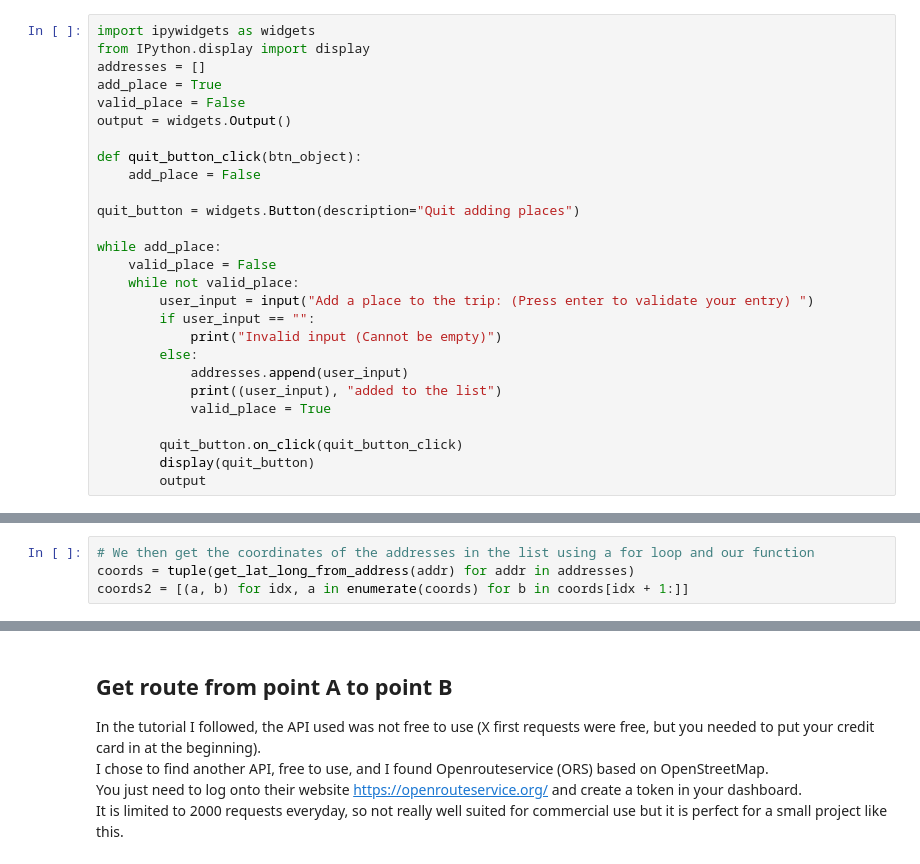
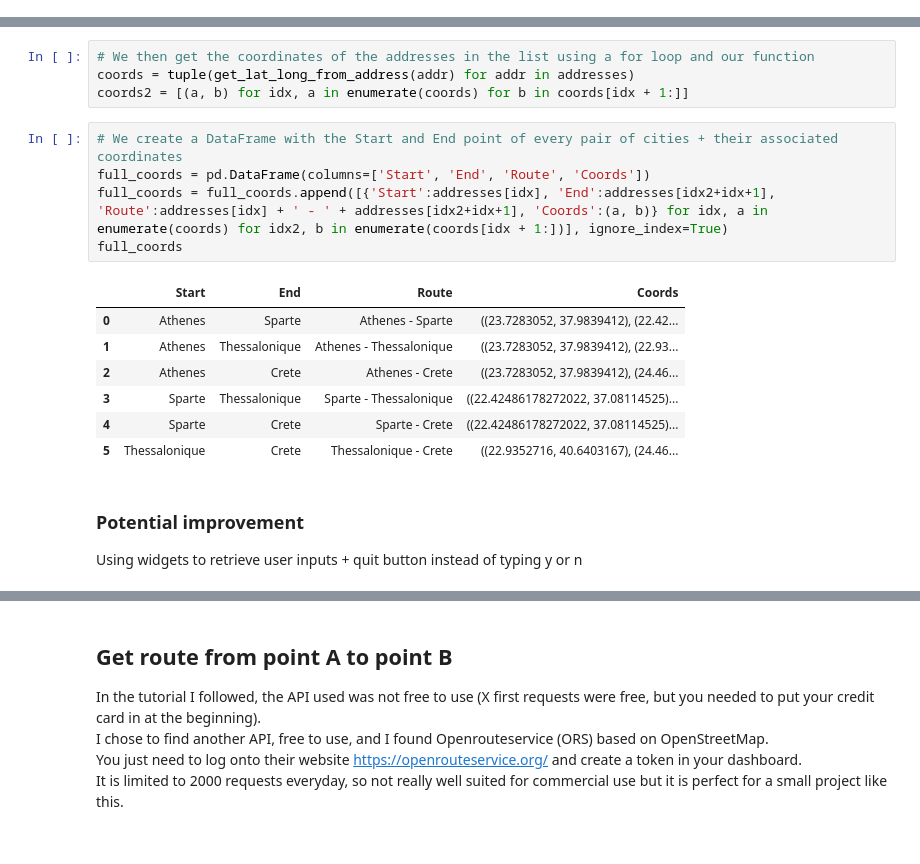
Before and after one commit to NoesisBDIA/trip-mapping, a Jupyter notebook: Choropleth.ipynb, the cells around one changed output, grey strips where cells are left out. Saved outputs shown, nothing was run; the diff lists cells and outputs as text.

```diff
--- a/Choropleth.ipynb
+++ b/Choropleth.ipynb
@@ -35,30 +36,3 @@ def get_lat_long_from_address(address):
     locator = Nominatim(user_agent='myGeocoder')
     location = locator.geocode(address)
     return location.longitude, location.latitude
-# %%
-import ipywidgets as widgets
-from IPython.display import display
-addresses = []
-add_place = True
-valid_place = False
-output = widgets.Output()
-
-def quit_button_click(btn_object):
-    add_place = False
-
-quit_button = widgets.Button(description="Quit adding places")
-
-while add_place:
-    valid_place = False
-    while not valid_place:
-        user_input = input("Add a place to the trip: (Press enter to validate your entry) ")
-        if user_input == "":
-            print("Invalid input (Cannot be empty)")
-        else:
-            addresses.append(user_input)
-            print((user_input), "added to the list")
-            valid_place = True
-
-        quit_button.on_click(quit_button_click)
-        display(quit_button)
-        output
@@ -100,3 +83,19 @@ while add_place:
 # We then get the coordinates of the addresses in the list using a for loop and our function
 coords = tuple(get_lat_long_from_address(addr) for addr in addresses)
 coords2 = [(a, b) for idx, a in enumerate(coords) for b in coords[idx + 1:]]
+# %%
+# We create a DataFrame with the Start and End point of every pair of cities + their associated coordinates
+full_coords = pd.DataFrame(columns=['Start', 'End', 'Route', 'Coords'])
+full_coords = full_coords.append([{'Start':addresses[idx], 'End':addresses[idx2+idx+1], 'Route':addresses[idx] + ' - ' + addresses[idx2+idx+1], 'Coords':(a, b)} for idx, a in enumerate(coords) for idx2, b in enumerate(coords[idx + 1:])], ignore_index=True)
+full_coords
+# %% [output]
+|  | Start | End | Route | Coords |
+| 0 | Athenes | Sparte | Athenes - Sparte | ((23.7283052, 37.9839412), (22.42... |
+| 1 | Athenes | Thessalonique | Athenes - Thessalonique | ((23.7283052, 37.9839412), (22.93... |
+| 2 | Athenes | Crete | Athenes - Crete | ((23.7283052, 37.9839412), (24.46... |
+| 3 | Sparte | Thessalonique | Sparte - Thessalonique | ((22.42486178272022, 37.08114525)... |
+| 4 | Sparte | Crete | Sparte - Crete | ((22.42486178272022, 37.08114525)... |
+| 5 | Thessalonique | Crete | Thessalonique - Crete | ((22.9352716, 40.6403167), (24.46... |
+# %% [markdown]
+### Potential improvement
+Using widgets to retrieve user inputs + quit button instead of typing y or n
```
Also changed, not shown: parts of 8 cells of this notebook, 1 other file.
